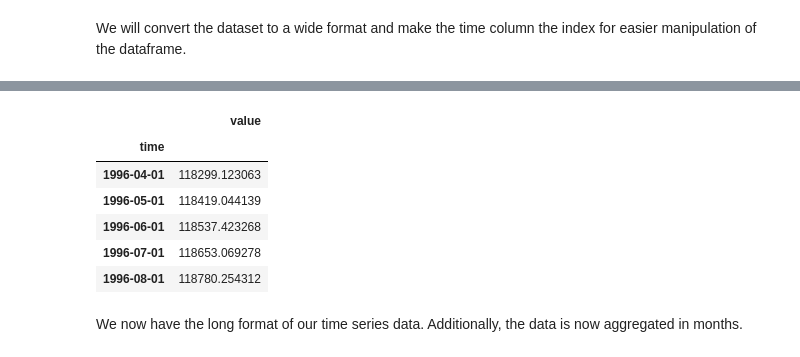
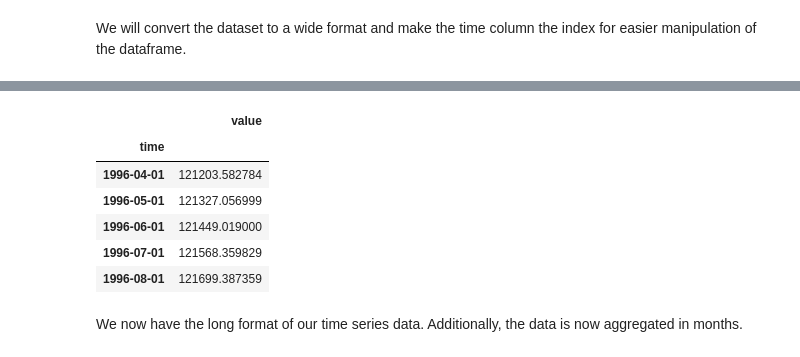
Before and after one commit to MarionJelimo/Zillow-Housing-Data-Analysis, a Jupyter notebook: index2.ipynb, the cells around one changed output, grey strips where cells are left out. Cells and saved outputs as stored; diff of their text form; code cells hidden in the pictures.

```diff
--- a/index2.ipynb
+++ b/index2.ipynb
@@ -120,7 +119,4 @@ Drop the unnecessary columns and rename the RegionName to zipcode
 # %%
-#  drop the unnecessary columns
-data.drop(["RegionID", "Metro", "SizeRank", "CountyName"], axis=1, inplace=True)
-
 # rename the RegionName to ZipCode
 data.rename({"RegionName":"ZipCode"}, axis=1 , inplace=True)
 # %% [markdown]
@@ -222,31 +218,31 @@ data.head()
 # %%
 def melt_data(df):
     """
     Takes the zillow_data dataset in wide form or a subset of the zillow_dataset.
     Returns a long-form datetime dataframe
     with the datetime column names as the index and the values as the 'values' column.
 
     If more than one row is passes in the wide-form dataset, the values column
     will be the mean of the values from the datetime columns in all of the rows.
     """
 
-    melted = pd.melt(df, id_vars=['ZipCode', 'City', 'State'], var_name='time')
+    melted = pd.melt(df, id_vars=['ZipCode', 'RegionID', 'SizeRank', 'City', 'State', 'Metro', 'CountyName'], var_name='time')
     melted['time'] = pd.to_datetime(melted['time'], infer_datetime_format=True)
     melted = melted.dropna(subset=['value'])
     melted.set_index("time", inplace=True)
     melted_data = melted.groupby("time").aggregate({'value' : 'mean'})
     return melted_data
 
 melted_data = melt_data(data)
 melted_data.head()
 # %% [output]
 |  | value |
 | time |  |
-| 1996-04-01 | 118299.123063 |
-| 1996-05-01 | 118419.044139 |
-| 1996-06-01 | 118537.423268 |
-| 1996-07-01 | 118653.069278 |
-| 1996-08-01 | 118780.254312 |
+| 1996-04-01 | 121203.582784 |
+| 1996-05-01 | 121327.056999 |
+| 1996-06-01 | 121449.019000 |
+| 1996-07-01 | 121568.359829 |
+| 1996-08-01 | 121699.387359 |
 # %% [markdown]
 We now have the long format of our time series data. Additionally, the data is now aggregated in months.
 # %%
```
Also changed, not shown: parts of 8 cells of this notebook, 1 other file.
